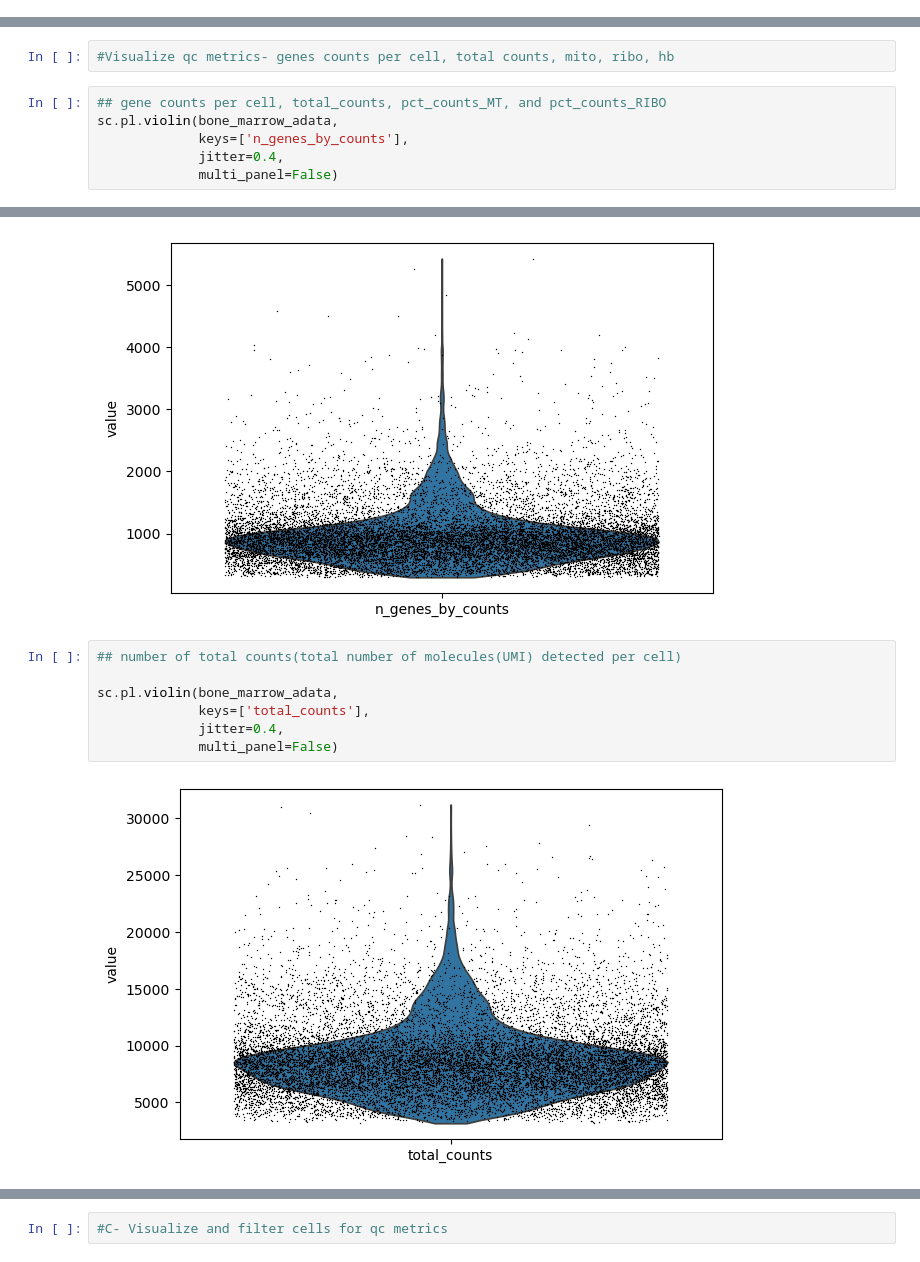
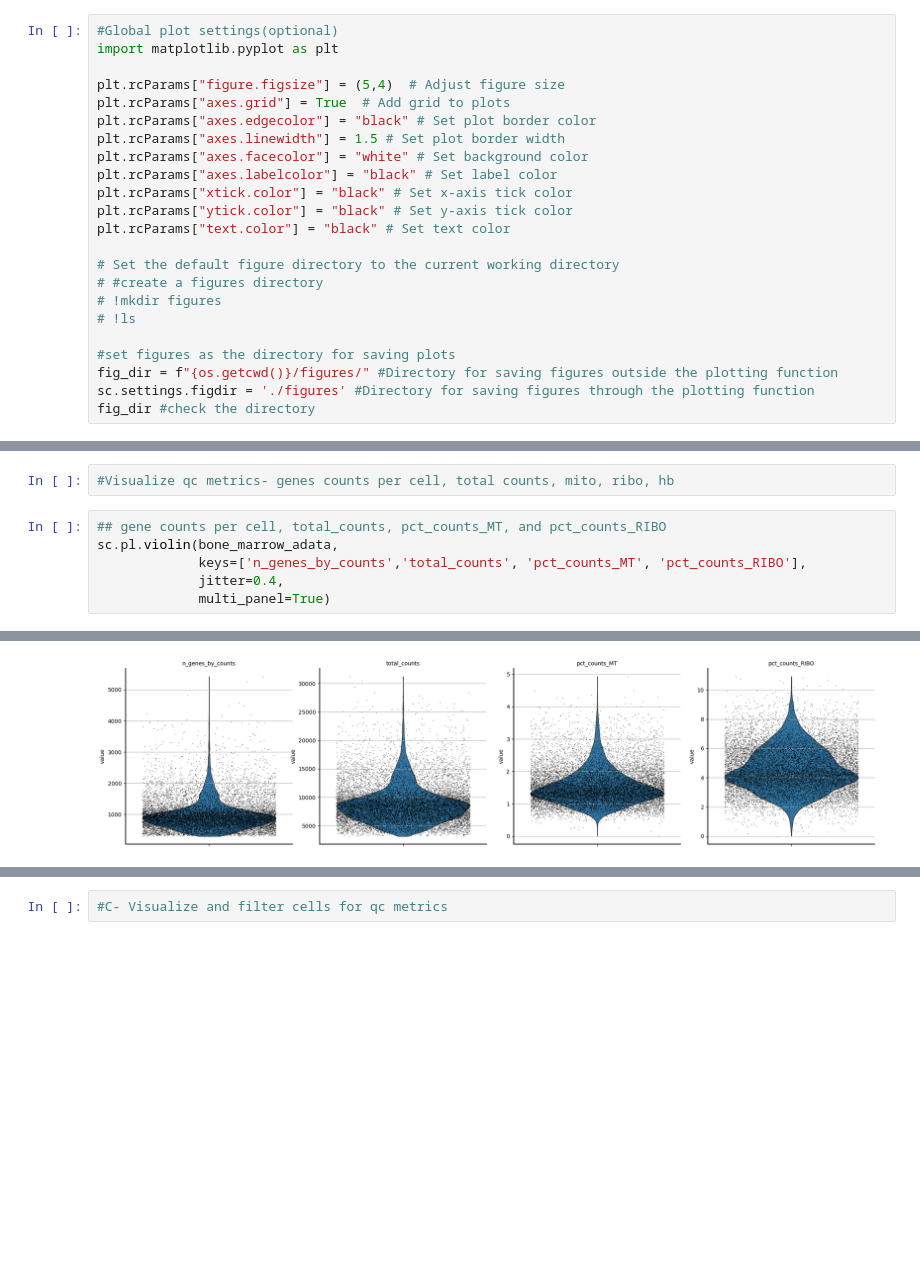
Before and after one commit to stimilsina24/HackBio-StageTwo, a Jupyter notebook: Week2.ipynb, the cells around one changed output, grey strips where cells are left out. Cells and saved outputs as stored; diff of their text form; blank space fills up the shorter version.

Commit message:
Updated README and figures

```diff
--- a/Week2.ipynb
+++ b/Week2.ipynb
@@ -6,0 +13,23 @@ import pandas as pd
+# %%
+#Global plot settings(optional)
+import matplotlib.pyplot as plt
+
+plt.rcParams["figure.figsize"] = (5,4)  # Adjust figure size
+plt.rcParams["axes.grid"] = True  # Add grid to plots
+plt.rcParams["axes.edgecolor"] = "black" # Set plot border color
+plt.rcParams["axes.linewidth"] = 1.5 # Set plot border width
+plt.rcParams["axes.facecolor"] = "white" # Set background color
+plt.rcParams["axes.labelcolor"] = "black" # Set label color
+plt.rcParams["xtick.color"] = "black" # Set x-axis tick color
+plt.rcParams["ytick.color"] = "black" # Set y-axis tick color
+plt.rcParams["text.color"] = "black" # Set text color
+
+# Set the default figure directory to the current working directory
+# #create a figures directory
+# !mkdir figures
+# !ls
+
+#set figures as the directory for saving plots
+fig_dir = f"{os.getcwd()}/figures/" #Directory for saving figures outside the plotting function
+sc.settings.figdir = './figures' #Directory for saving figures through the plotting function
+fig_dir #check the directory
@@ -173,7 +204,7 @@ Index(['disease stage', 'treatment', 'timepoint', 'Dataset', 'sample',
 # %%
 ## gene counts per cell, total_counts, pct_counts_MT, and pct_counts_RIBO
 sc.pl.violin(bone_marrow_adata,
-             keys=['n_genes_by_counts'],
+             keys=['n_genes_by_counts','total_counts', 'pct_counts_MT', 'pct_counts_RIBO'],
              jitter=0.4,
-             multi_panel=False)
+             multi_panel=True)
 # %% [output]
@@ -180,10 +212 @@ sc.pl.violin(bone_marrow_adata,
-[figure, old version]
+[figure, new version]
-# %%
-## number of total counts(total number of molecules(UMI) detected per cell)
-
-sc.pl.violin(bone_marrow_adata,
-             keys=['total_counts'],
-             jitter=0.4,
-             multi_panel=False)
-# %% [output]
-[figure, removed]
```
Also changed, not shown: parts of 32 cells of this notebook, 19 other files.
